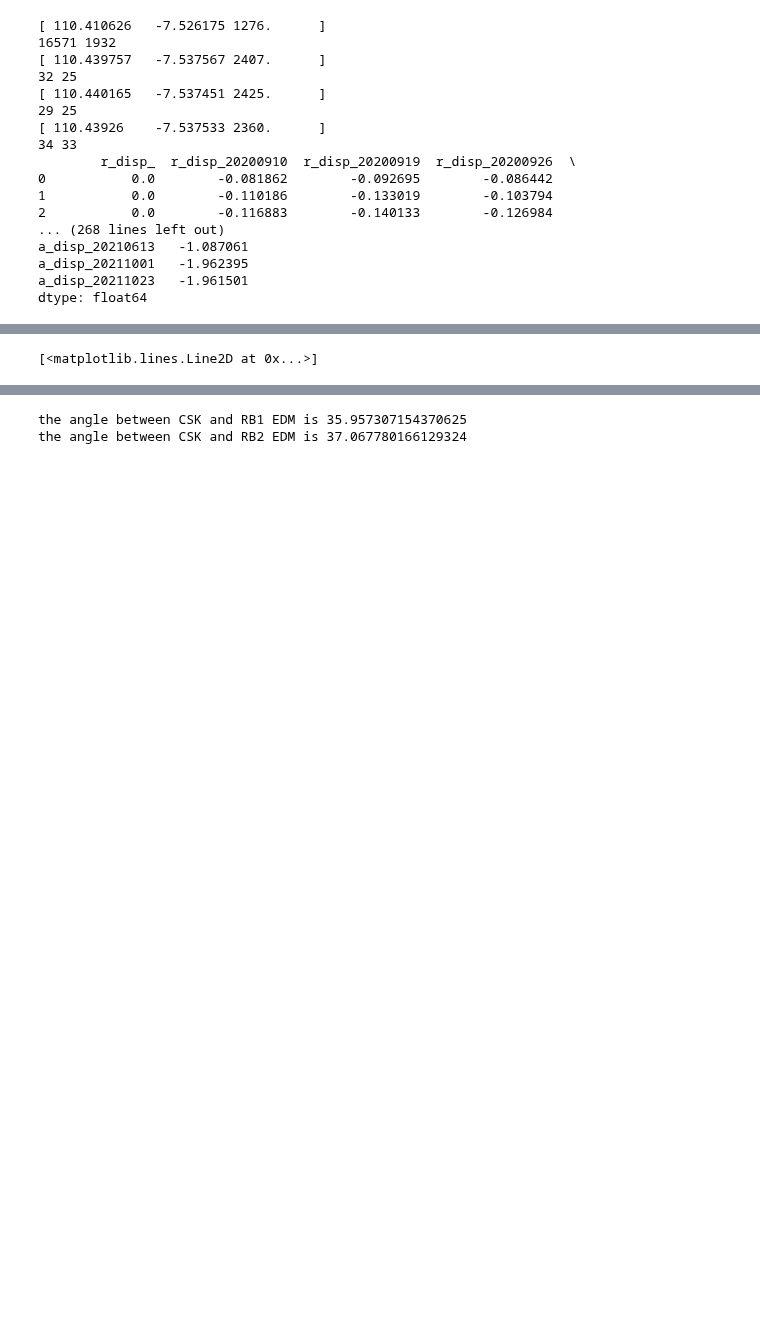
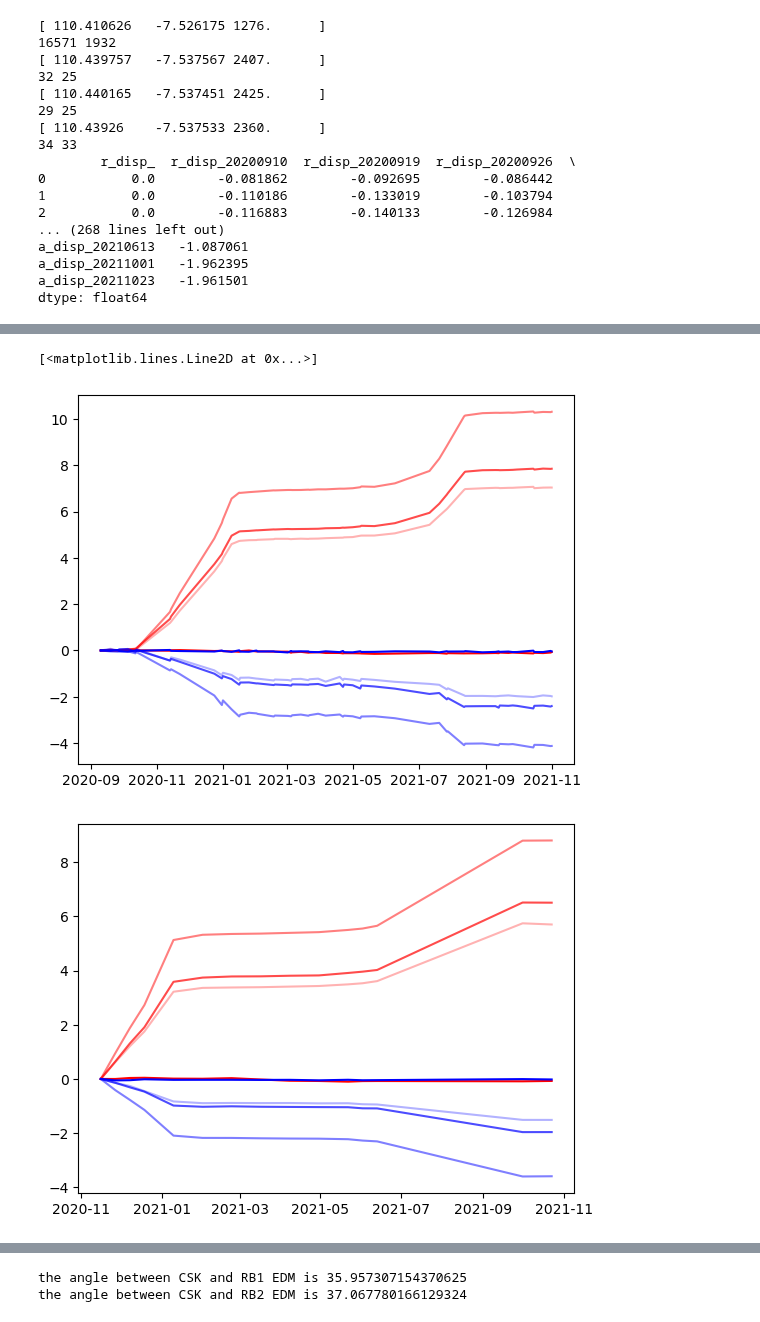
Before and after one commit to MBemelmans/SPOTSAR, a Jupyter notebook: notebooks/Merapi_volc/compare_EDM_SPOT.ipynb, the cells around one changed output, grey strips where cells are left out. Saved outputs shown, nothing was run; the diff lists cells and outputs as text; code cells hidden in the pictures; blank space fills up the shorter version.

```diff
--- a/notebooks/Merapi_volc/compare_EDM_SPOT.ipynb
+++ b/notebooks/Merapi_volc/compare_EDM_SPOT.ipynb
@@ -768,8 +780,8 @@ for (q_point,rad) in zip([pos_bad,reflectors[0,:],reflectors[1,:],reflectors[2,:
     lats_csk = CSK_TS['Latitude']
     lons_tsx = TSX_TS['Longitude']
     lats_tsx = TSX_TS['Latitude']
-    csk_isin, csk_ison,csk_coord_list = query_point(lats_csk,lons_csk,q_point[1],q_point[0],rad)
-    tsx_isin, tsx_ison,tsx_coord_list = query_point(lats_tsx,lons_tsx,q_point[1],q_point[0],rad)
+    csk_isin, csk_ison,csk_coord_list = sm.plot.query_point(lats_csk,lons_csk,q_point[1],q_point[0],rad)
+    tsx_isin, tsx_ison,tsx_coord_list = sm.plot.query_point(lats_tsx,lons_tsx,q_point[1],q_point[0],rad)
 
     print(np.sum(csk_isin),np.sum(tsx_isin))
     CSK_RB_points.append((csk_isin, csk_ison,csk_coord_list))
@@ -828,6 +840,17 @@ a_disp_20211023   -1.961501
 dtype: float64
 # %%
 def get_date_list(df,start_col):
+    """ Small function to retrieve dates from column names
+        Args:
+        df (Pandas dataframe): table with range and azimuth offsets
+        start_col (int): column number from which offset data starts
+
+        Returns:
+        date1 (list, str) : list of first dates in the column names
+        date2 (list, str) : list of second dates in the column names
+
+
+    """
     columns = df.columns
     range_names = columns[start_col::2]
     date1 = [name[-18:-10] for name in range_names]
@@ -866,33 +889,35 @@ print(unique_dates)
 
 fig, ax = plt.subplots(1,1)
 
 ax.plot(unique_dates,np.array(TSX_rdisp_TS_BAD),color='red')
 ax.plot(unique_dates,np.array(TSX_rdisp_TS_RB1),color='red',alpha=0.7)
 ax.plot(unique_dates,np.array(TSX_rdisp_TS_RB2),color='red',alpha=0.5)
 ax.plot(unique_dates,np.array(TSX_rdisp_TS_RB3),color='red', alpha = 0.3)
 ax.plot(unique_dates,np.array(TSX_adisp_TS_BAD),color='blue')
 ax.plot(unique_dates,np.array(TSX_adisp_TS_RB1),color='blue',alpha=0.7)
 ax.plot(unique_dates,np.array(TSX_adisp_TS_RB2),color='blue',alpha=0.5)
 ax.plot(unique_dates,np.array(TSX_adisp_TS_RB3),color='blue', alpha = 0.3)
 # %% [output]
 ['20200910', '20200910', '20200910', '20200919', '20200919', '20200919', '20200919', '20200926', '20200926', '20200926', '20200927', '20200927', '20200927', '20201005', '20201005', '20201005', '202010 ...
 ['20200919', '20200926', '20200927', '20200926', '20200927', '20201005', '20201012', '20200927', '20201005', '20201012', '20201005', '20201012', '20201013', '20201012', '20201013', '20201113', '202010 ...
 DatetimeIndex(['2020-09-10', '2020-09-19', '2020-09-26', '2020-09-27',
                '2020-10-05', '2020-10-12', '2020-10-13', '2020-11-13',
                '2020-11-14', '2020-11-22', '2020-12-24', '2020-12-31',
                '2021-01-01', '2021-01-09', '2021-01-16', '2021-01-17',
                '2021-01-25', '2021-02-01', '2021-02-02', '2021-02-17',
                '2021-02-18', '2021-03-02', '2021-03-05', '2021-03-06',
                '2021-03-14', '2021-03-21', '2021-03-22', '2021-03-30',
                '2021-04-06', '2021-04-19', '2021-04-22', '2021-04-23',
                '2021-05-01', '2021-05-08', '2021-05-09', '2021-05-21',
                '2021-06-09', '2021-07-11', '2021-07-20', '2021-07-27',
 ... (8 lines left out)
                '2021-01-10', '2021-02-01', '2021-02-23', '2021-03-17',
                '2021-04-08', '2021-04-30', '2021-05-22', '2021-06-02',
                '2021-06-13', '2021-10-01', '2021-10-23'],
               dtype='datetime64[ns]', freq=None)
 [<matplotlib.lines.Line2D at 0x...>]
+[figure, added]
+[figure, added]
 # %%
 ## calculate 3D displacement at EDM reflectors
 CSK_inc_rad     = np.deg2rad(CSK_inc)
```
Also changed, not shown: parts of 9 cells of this notebook, 9 other files.
